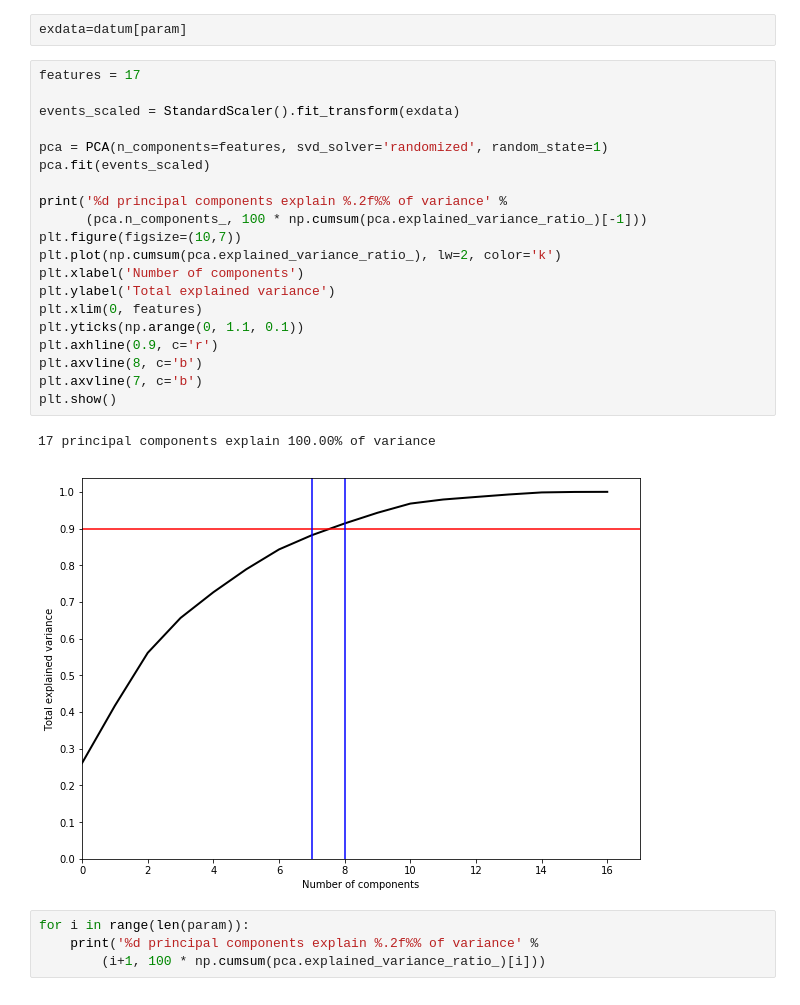
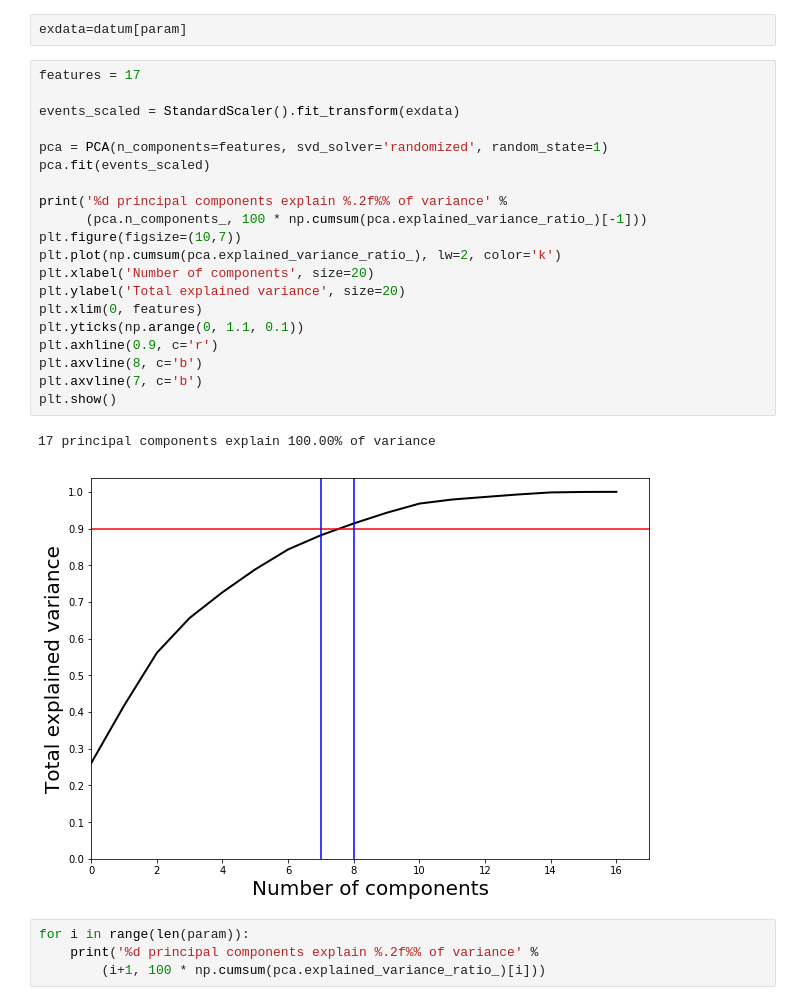
Before and after one commit to bonvech/Sphere, a Jupyter notebook: SelectEAS/Select/03PCA.ipynb, the cells around one changed output. Drawn from its saved outputs; the diff is of its cells as text.

```diff
--- a/SelectEAS/Select/03PCA.ipynb
+++ b/SelectEAS/Select/03PCA.ipynb
@@ -50,26 +50,26 @@ exdata=datum[param]
 # %%
 features = 17
 
 events_scaled = StandardScaler().fit_transform(exdata)
 
 pca = PCA(n_components=features, svd_solver='randomized', random_state=1)
 pca.fit(events_scaled)
 
 print('%d principal components explain %.2f%% of variance' %
       (pca.n_components_, 100 * np.cumsum(pca.explained_variance_ratio_)[-1]))
 plt.figure(figsize=(10,7))
 plt.plot(np.cumsum(pca.explained_variance_ratio_), lw=2, color='k')
-plt.xlabel('Number of components')
-plt.ylabel('Total explained variance')
+plt.xlabel('Number of components', size=20)
+plt.ylabel('Total explained variance', size=20)
 plt.xlim(0, features)
 plt.yticks(np.arange(0, 1.1, 0.1))
 plt.axhline(0.9, c='r')
 plt.axvline(8, c='b')
 plt.axvline(7, c='b')
 plt.show()
 # %% [output]
 17 principal components explain 100.00% of variance
-[figure, old version]
+[figure, new version]
 # %%
 for i in range(len(param)):
     print('%d principal components explain %.2f%% of variance' %
```
Also changed, not shown: parts of 16 cells of this notebook.
